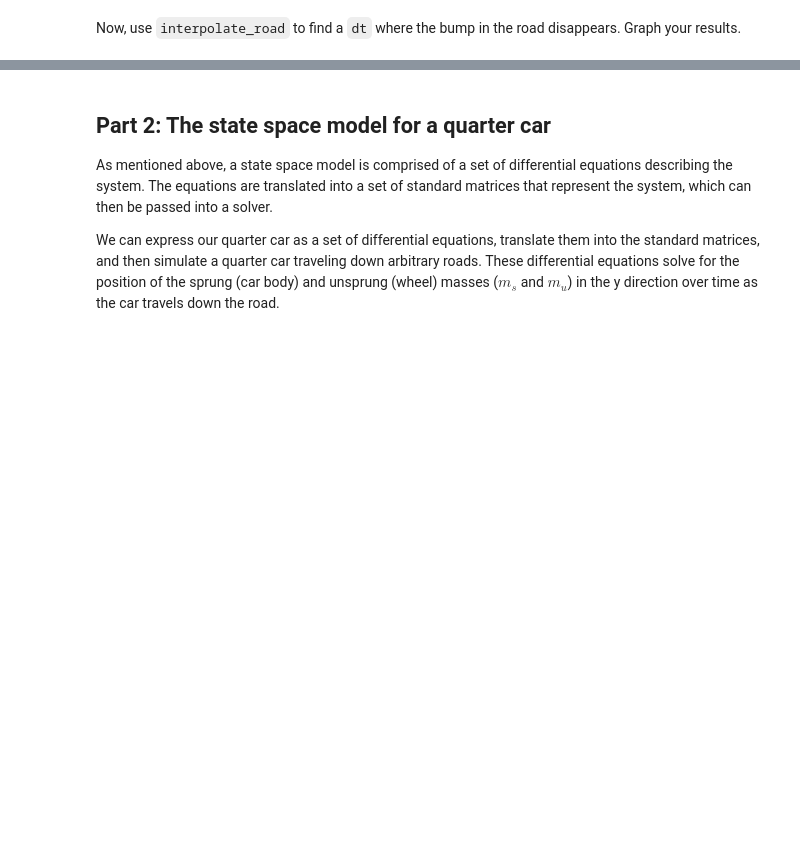
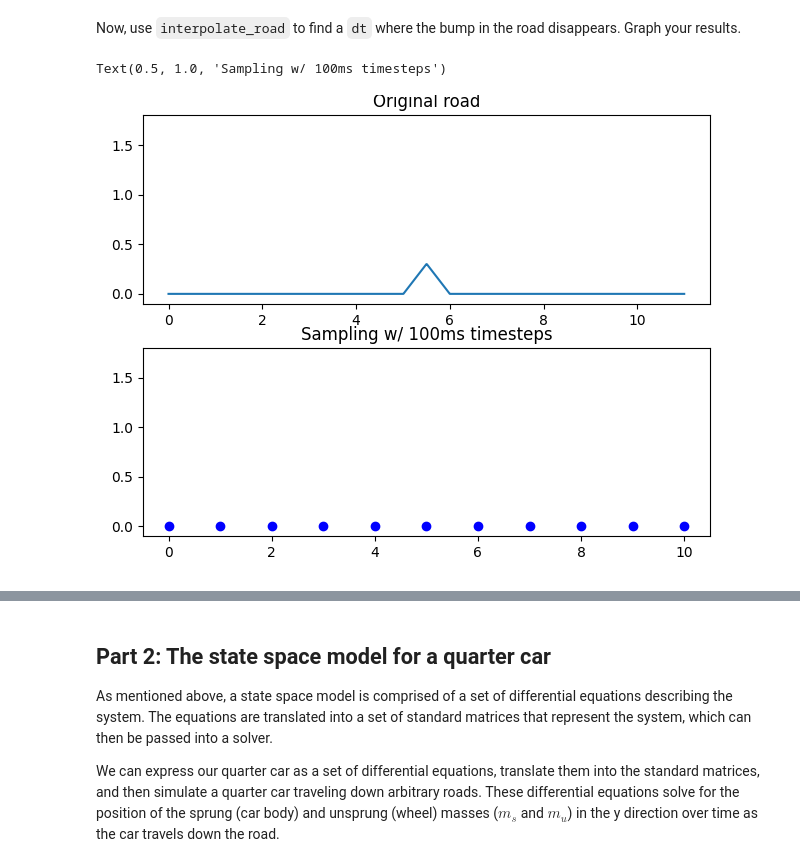
Before and after one commit to AndParker1/IntroPythonProgramming, a Jupyter notebook: Week_7_simulation/Lab_7_simulating_quarter_car.ipynb, the cells around one changed output, grey strips where cells are left out. Saved outputs shown, nothing was run; the diff lists cells and outputs as text; code cells hidden in the pictures; blank space fills up the shorter version.

```diff
--- a/Week_7_simulation/Lab_7_simulating_quarter_car.ipynb
+++ b/Week_7_simulation/Lab_7_simulating_quarter_car.ipynb
@@ -114,7 +118,16 @@ def interpolate_road(X_r, Y_r, velocity, dt):
     @return (X, Y) of the interpolated road, as a Python tuple
     """
     # GUIDES: Define function.
-    ...
+
+    # dt is in milliseconds, so we convert it to seconds by dividing by 1000.
+    x_dt = velocity * (dt / 1000)
+    # X_r[-1] is shorthand for 'the last item in X_r', which is the last x coordinate in th road.
+    X_c = np.arange(0, X_r[-1], x_dt)
+    # np.interp allows us to interpolate a line at specific x coordinates!
+    Y_c = np.interp(X_c, X_r, Y_r)
+
+
+    return X_c, Y_c
 # %%
 # Check code
 fig_2, axs_2 = plt.subplots()
@@ -128,20 +145,23 @@ Now, use `interpolate_road` to find a `dt` where the bump in the road disappears
 # %%
 fig_no_bump, axs_no_bump = plt.subplots(2)
 fig_no_bump.tight_layout()
 
 # Average height of car is ~1.8m.
 axs_no_bump[0].set_ylim(-0.1, 1.8)
 axs_no_bump[1].set_ylim(-0.1, 1.8)
 
 axs_no_bump[0].plot(X_r, Y_r)
 axs_no_bump[0].set_title("Original road")
 
 # GUIDES: Experiment with different dt values until the bump in the road goes away.
-dt_2 = 10
+dt_2 = 100
 (X_c3, Y_c3) = interpolate_road(X_r, Y_r, 10, dt_2)
 
 # Plot points for car position -- blue circles
 axs_no_bump[1].plot(X_c3, Y_c3, 'bo')
 axs_no_bump[1].set_title(f"Sampling w/ {dt_2}ms timesteps")
+# %% [output]
+Text(0.5, 1.0, 'Sampling w/ 100ms timesteps')
+[figure, added]
 # %%
 grader.check("interpolate_road_2")
```
Also changed, not shown: parts of 20 cells of this notebook, 3 other files.
